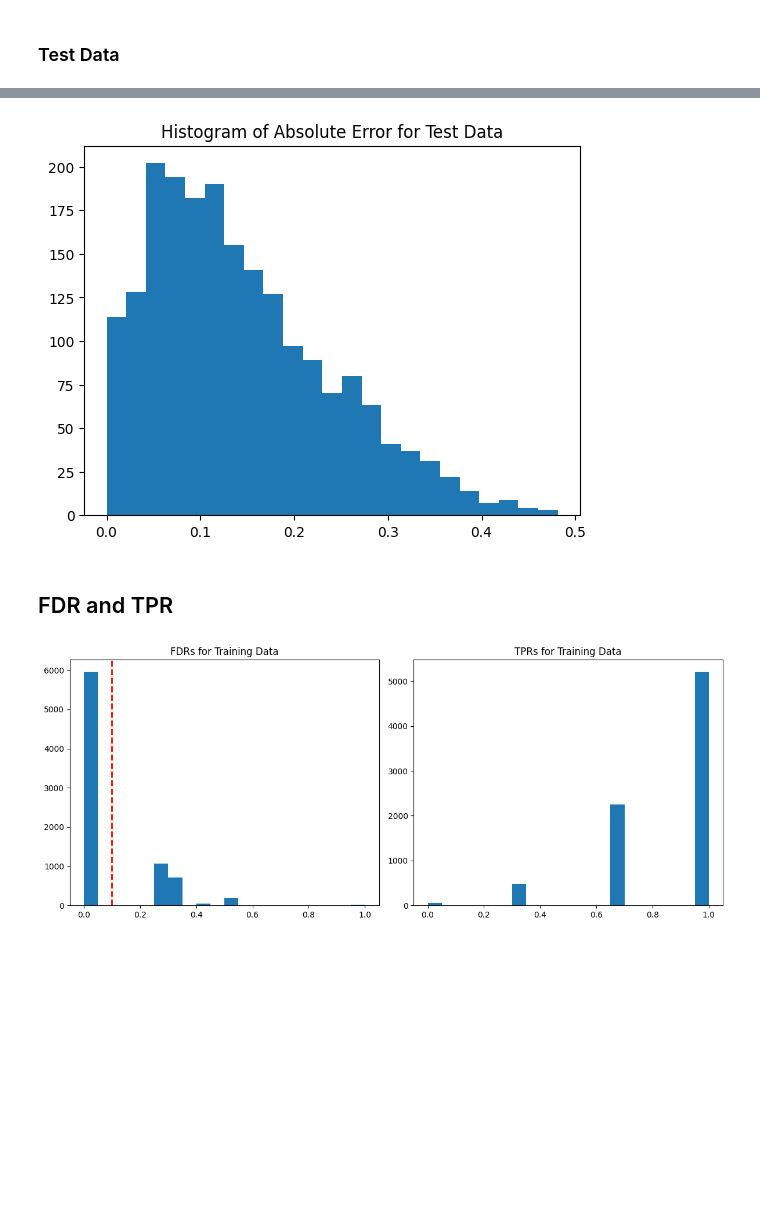
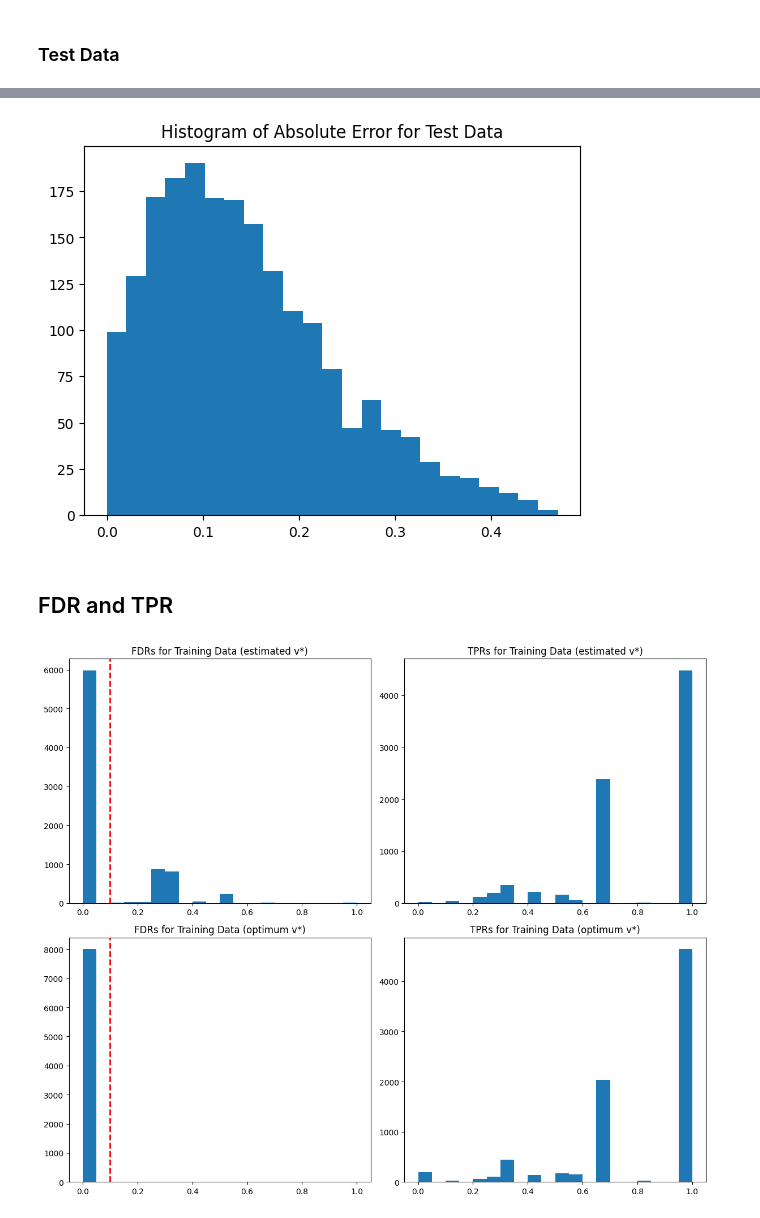
Before and after one commit to ArnauVilella/Deep-T-Rex, a Jupyter notebook: inv_freq_loss.ipynb, the cells around one changed output, grey strips where cells are left out. Saved outputs shown, nothing was run; the diff lists cells and outputs as text; code cells hidden in the pictures; blank space fills up the shorter version.

```diff
--- a/inv_freq_loss.ipynb
+++ b/inv_freq_loss.ipynb
@@ -140,7 +140,7 @@ input_size = len(np.loadtxt(os.path.join(data_dir, 'Phi_mat/Phi_mat_1.txt')))
 
 hparams = {"batch_size": 16,
            "learning_rate": 0.001,
-           "num_epochs": 100}
+           "num_epochs": 10}
 
 train_loader, test_loader, train_indices, test_indices = get_data_loaders(data_dir, batch_size=hparams["batch_size"])
 
@@ -301,7 +301,7 @@ plt.hist(np.abs(np.array(test_loader_v) - np.array(test_infer_v)), bins='auto')
 plt.title("Histogram of Absolute Error for Test Data")
 plt.show()
 # %% [output]
-[figure, old version]
+[figure, new version]
 # %% [markdown]
 ## FDR and TPR
 # %%
@@ -327,19 +350,27 @@ for phi, true_actives in zip(phi_data, true_actives_data):
 # %%
 bins = np.arange(0, 1.05, 0.05)
 
-fig, axs = plt.subplots(1, 2, figsize=(12, 5))
+fig, axs = plt.subplots(2, 2, figsize=(12, 10))
 
-axs[0].hist(np.array(FDRs)[train_indices], bins=bins)
-axs[0].axvline(x=0.1, color='red', linestyle='--', linewidth=2)
-axs[0].set_title("FDRs for Training Data")
+axs[0, 0].hist(np.array(FDRs)[train_indices], bins=bins)
+axs[0, 0].axvline(x=0.1, color='red', linestyle='--', linewidth=2)
+axs[0, 0].set_title("FDRs for Training Data (estimated v*)")
 
-axs[1].hist(np.array(TPRs)[train_indices], bins=bins)
-axs[1].set_title("TPRs for Training Data")
+axs[0, 1].hist(np.array(TPRs)[train_indices], bins=bins)
+axs[0, 1].set_title("TPRs for Training Data (estimated v*)")
+
+axs[1, 0].hist(np.array(FDRs_opt)[train_indices], bins=bins)
+axs[1, 0].axvline(x=0.1, color='red', linestyle='--', linewidth=2)
+axs[1, 0].set_title("FDRs for Training Data (optimum v*)")
+
+axs[1, 1].hist(np.array(TPRs_opt)[train_indices], bins=bins)
+axs[1, 1].set_title("TPRs for Training Data (optimum v*)")
 
 plt.tight_layout()
+
 plt.show()
 # %% [output]
-[figure, old version]
+[figure, new version]
 # %%
 bins = np.arange(0, 1.05, 0.05)
 
```
Also changed, not shown: parts of 8 cells of this notebook, 2 other files.
